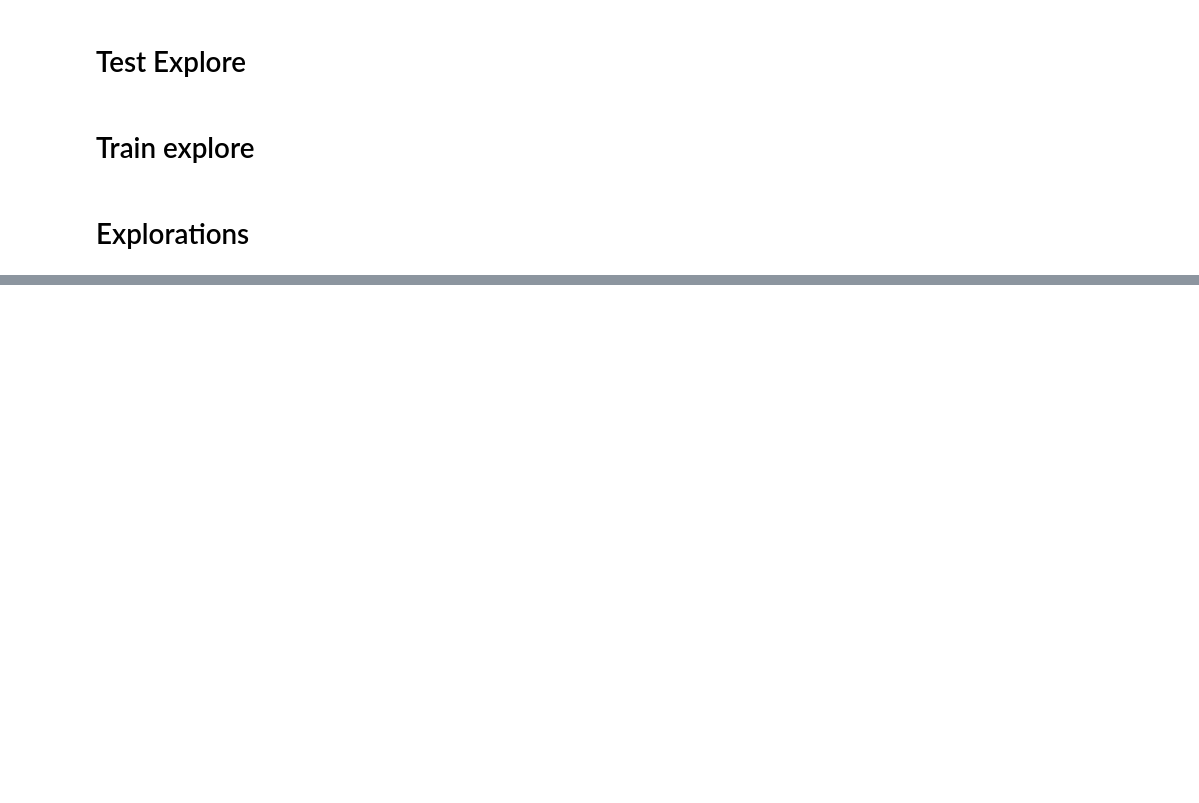
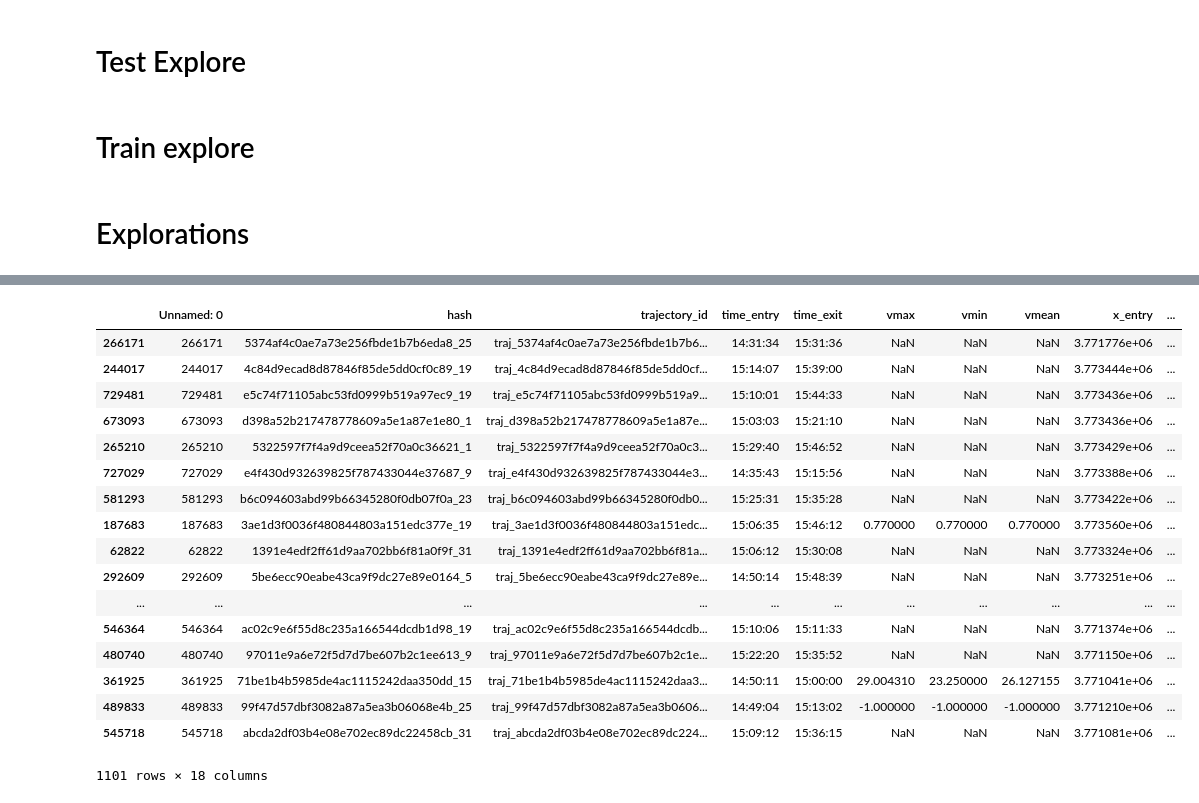
Before and after one commit to kaadnan/EY2019, a Jupyter notebook: explorations.ipynb, the cells around one changed output, grey strips where cells are left out. Saved outputs shown, nothing was run; the diff lists cells and outputs as text; code cells hidden in the pictures; blank space fills up the shorter version.

```diff
--- a/explorations.ipynb
+++ b/explorations.ipynb
@@ -88,3 +118,10 @@ df_2_list = list(df_2)
+# %%
+df_train = pd.read_pickle('df_train')
+df_train = pd.read_pickle('df_train')
+train = pd.read_pickle('train')
+test = pd.read_pickle('test')
+df_list = pd.read_pickle('df_list')
+df_2_list = pd.read_pickle('df_2_list')
 # %%
 tt = df_train[(df_train['x_exit'] >= 3750901.5068) & (df_train['x_exit'] <= 3770901.5068) &
               (df_train['y_exit'] >= -19268905.6133) & (df_train['y_exit'] <= -19208905.6133)]
@@ -199,0 +257,23 @@ ax = sns.scatterplot(x="city_distance", y="duration", hue = 'label', data=train,
+# %%
+train[((train['x_entry'] < 3750901.5068) |
+         (train['x_entry'] > 3770901.5068)) & ((train['y_entry'] < -19268905.6133) |
+         (train['y_entry'] > -19208905.6133)) &(train['label'] == 1)].sort_values('city_distance', ascending=False)
+# %% [output]
+|  | Unnamed: 0 | hash | trajectory_id | time_entry | time_exit | vmax | vmin | vmean | x_entry | ... |
+| 266171 | 266171 | 5374af4c0ae7a73e256fbde1b7b6eda8_25 | traj_5374af4c0ae7a73e256fbde1b7b6... | 14:31:34 | 15:31:36 | NaN | NaN | NaN | 3.771776e+06 | ... |
+| 244017 | 244017 | 4c84d9ecad8d87846f85de5dd0cf0c89_19 | traj_4c84d9ecad8d87846f85de5dd0cf... | 15:14:07 | 15:39:00 | NaN | NaN | NaN | 3.773444e+06 | ... |
+| 729481 | 729481 | e5c74f71105abc53fd0999b519a97ec9_19 | traj_e5c74f71105abc53fd0999b519a9... | 15:10:01 | 15:44:33 | NaN | NaN | NaN | 3.773436e+06 | ... |
+| 673093 | 673093 | d398a52b217478778609a5e1a87e1e80_1 | traj_d398a52b217478778609a5e1a87e... | 15:03:03 | 15:21:10 | NaN | NaN | NaN | 3.773436e+06 | ... |
+| 265210 | 265210 | 5322597f7f4a9d9ceea52f70a0c36621_1 | traj_5322597f7f4a9d9ceea52f70a0c3... | 15:29:40 | 15:46:52 | NaN | NaN | NaN | 3.773429e+06 | ... |
+| 727029 | 727029 | e4f430d932639825f787433044e37687_9 | traj_e4f430d932639825f787433044e3... | 14:35:43 | 15:15:56 | NaN | NaN | NaN | 3.773388e+06 | ... |
+| 581293 | 581293 | b6c094603abd99b66345280f0db07f0a_23 | traj_b6c094603abd99b66345280f0db0... | 15:25:31 | 15:35:28 | NaN | NaN | NaN | 3.773422e+06 | ... |
+| 187683 | 187683 | 3ae1d3f0036f480844803a151edc377e_19 | traj_3ae1d3f0036f480844803a151edc... | 15:06:35 | 15:46:12 | 0.770000 | 0.770000 | 0.770000 | 3.773560e+06 | ... |
+| 62822 | 62822 | 1391e4edf2ff61d9aa702bb6f81a0f9f_31 | traj_1391e4edf2ff61d9aa702bb6f81a... | 15:06:12 | 15:30:08 | NaN | NaN | NaN | 3.773324e+06 | ... |
+| 292609 | 292609 | 5be6ecc90eabe43ca9f9dc27e89e0164_5 | traj_5be6ecc90eabe43ca9f9dc27e89e... | 14:50:14 | 15:48:39 | NaN | NaN | NaN | 3.773251e+06 | ... |
+| ... | ... | ... | ... | ... | ... | ... | ... | ... | ... | ... |
+| 546364 | 546364 | ac02c9e6f55d8c235a166544dcdb1d98_19 | traj_ac02c9e6f55d8c235a166544dcdb... | 15:10:06 | 15:11:33 | NaN | NaN | NaN | 3.771374e+06 | ... |
+| 480740 | 480740 | 97011e9a6e72f5d7d7be607b2c1ee613_9 | traj_97011e9a6e72f5d7d7be607b2c1e... | 15:22:20 | 15:35:52 | NaN | NaN | NaN | 3.771150e+06 | ... |
+| 361925 | 361925 | 71be1b4b5985de4ac1115242daa350dd_15 | traj_71be1b4b5985de4ac1115242daa3... | 14:50:11 | 15:00:00 | 29.004310 | 23.250000 | 26.127155 | 3.771041e+06 | ... |
+| 489833 | 489833 | 99f47d57dbf3082a87a5ea3b06068e4b_25 | traj_99f47d57dbf3082a87a5ea3b0606... | 14:49:04 | 15:13:02 | -1.000000 | -1.000000 | -1.000000 | 3.771210e+06 | ... |
+| 545718 | 545718 | abcda2df03b4e08e702ec89dc22458cb_31 | traj_abcda2df03b4e08e702ec89dc224... | 15:09:12 | 15:36:15 | NaN | NaN | NaN | 3.771081e+06 | ... |
+1101 rows × 18 columns
```
Also changed, not shown: parts of 25 cells of this notebook.
